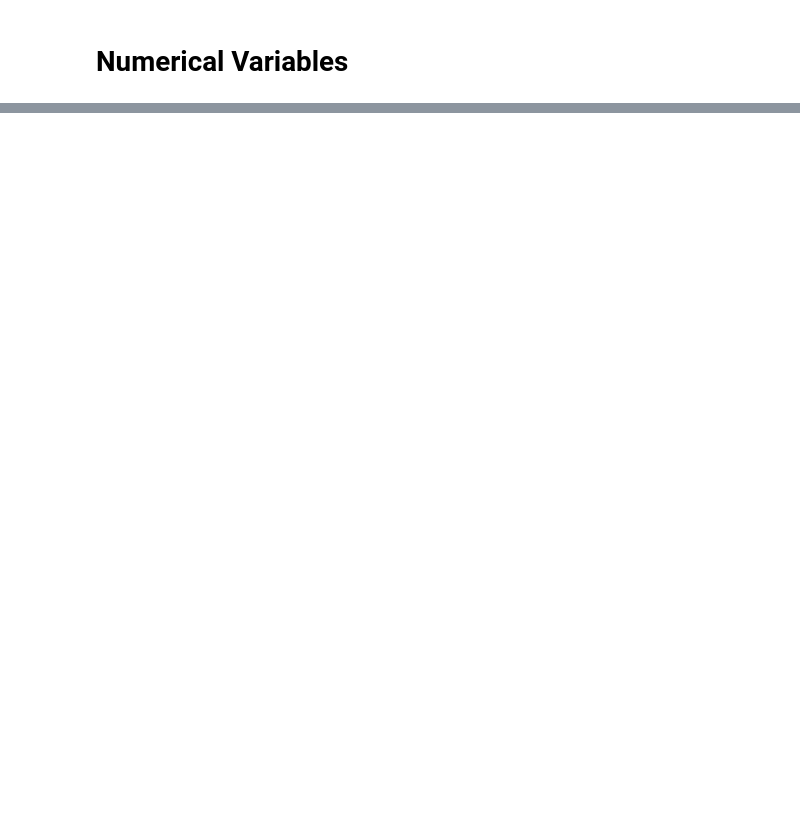
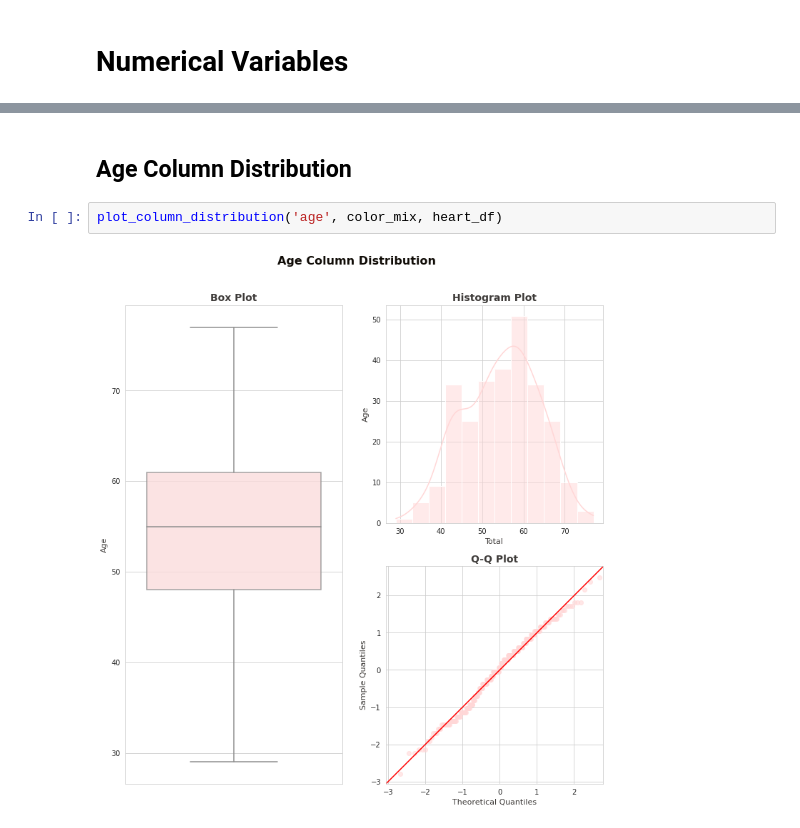
Before and after one commit to iamharkirat/EEE-591, a Jupyter notebook: project_1.ipynb, the cells around one changed output, grey strips where cells are left out. Saved outputs shown, nothing was run; the diff lists cells and outputs as text; blank space fills up the shorter version.

```diff
--- a/project_1.ipynb
+++ b/project_1.ipynb
@@ -173,0 +256,6 @@ plot_column_distribution('a1p2', heart_df, color_mix)
+# %% [markdown]
+## Age Column Distribution
+# %%
+plot_column_distribution('age', color_mix, heart_df)
+# %% [output]
+[figure, added]
```
Also changed, not shown: parts of 22 cells of this notebook.
